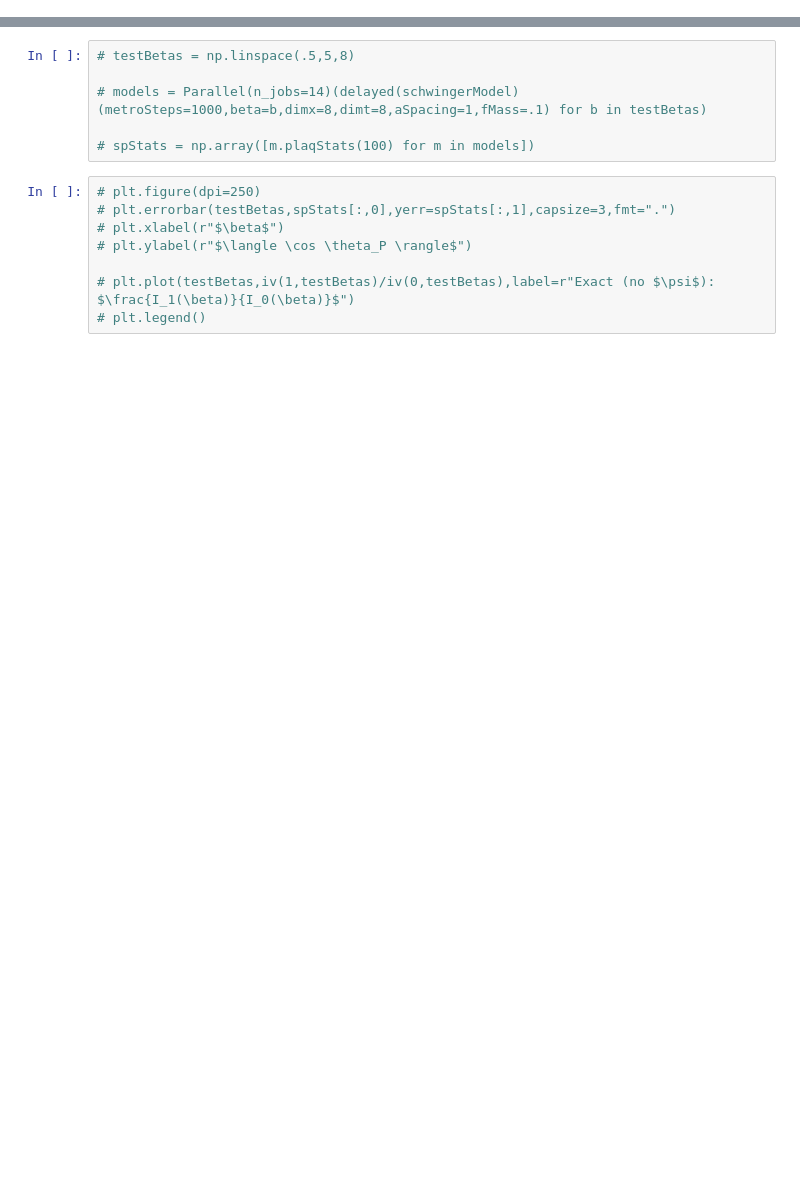
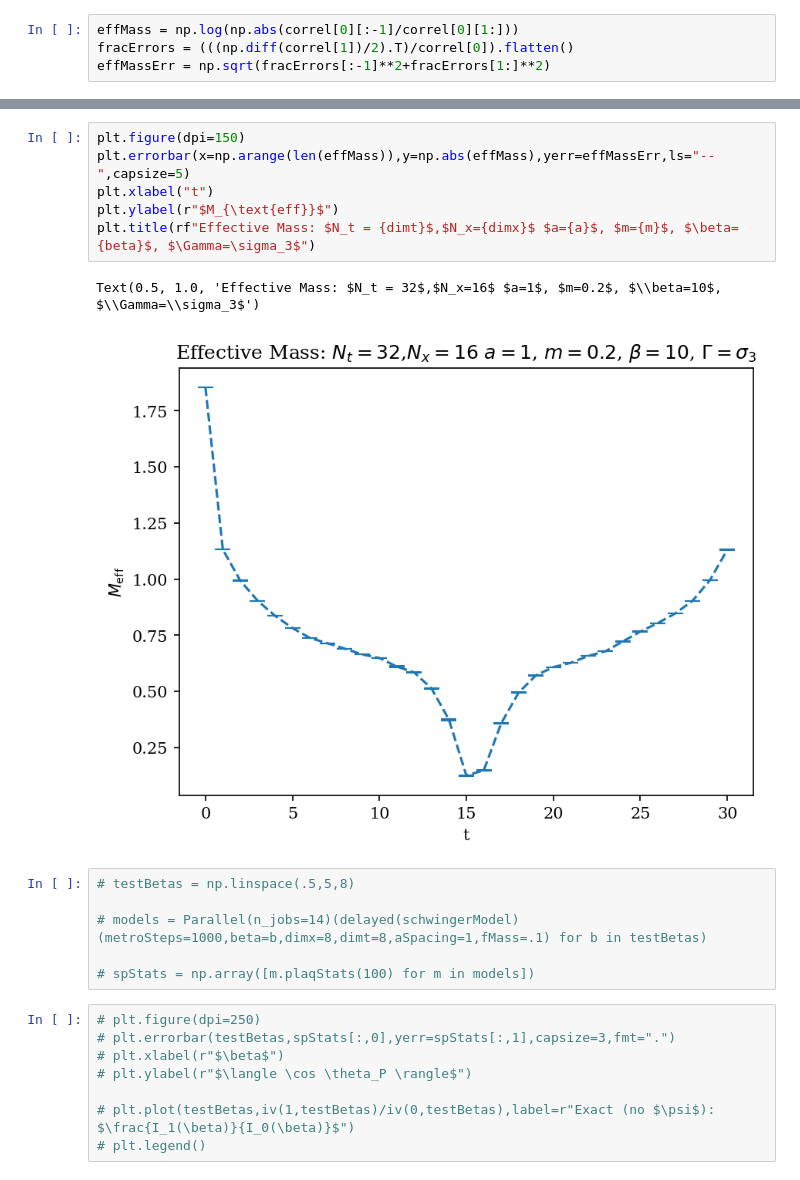
Before and after one commit to wurdahl/schwingerModel, a Jupyter notebook: schwingerModelHMC.ipynb, the cells around one changed output, grey strips where cells are left out. Cells and saved outputs as stored; diff of their text form; blank space fills up the shorter version.

```diff
--- a/schwingerModelHMC.ipynb
+++ b/schwingerModelHMC.ipynb
@@ -30,3 +39,7 @@ effectiveMass = sim.analysis.effectiveMassStats(temp, burnIn=bIn,autocorrSkip=sk
+# %%
+effMass = np.log(np.abs(correl[0][:-1]/correl[0][1:]))
+fracErrors = (((np.diff(correl[1])/2).T)/correl[0]).flatten()
+effMassErr = np.sqrt(fracErrors[:-1]**2+fracErrors[1:]**2)
 # %%
 plt.figure(dpi=150)
 plt.errorbar(x=np.arange(len(correl[0])),y=correl[0],yerr=correl[1].T,ls="--",capsize=5)
@@ -49,3 +62,12 @@ Text(0.5, 1.0, 'Effective Mass: $N_t = 32$,$N_x=32$ $a=1$, $m=0.2$, $\\beta=10$,
+# %%
+plt.figure(dpi=150)
+plt.errorbar(x=np.arange(len(effMass)),y=np.abs(effMass),yerr=effMassErr,ls="--",capsize=5)
+plt.xlabel("t")
+plt.ylabel(r"$M_{\text{eff}}$")
+plt.title(rf"Effective Mass: $N_t = {dimt}$,$N_x={dimx}$ $a={a}$, $m={m}$, $\beta={beta}$, $\Gamma=\sigma_3$")
+# %% [output]
+Text(0.5, 1.0, 'Effective Mass: $N_t = 32$,$N_x=16$ $a=1$, $m=0.2$, $\\beta=10$, $\\Gamma=\\sigma_3$')
+[figure, added]
 # %%
 # testBetas = np.linspace(.5,5,8)
 
```
Also changed, not shown: parts of 10 cells of this notebook, 3 other files.
